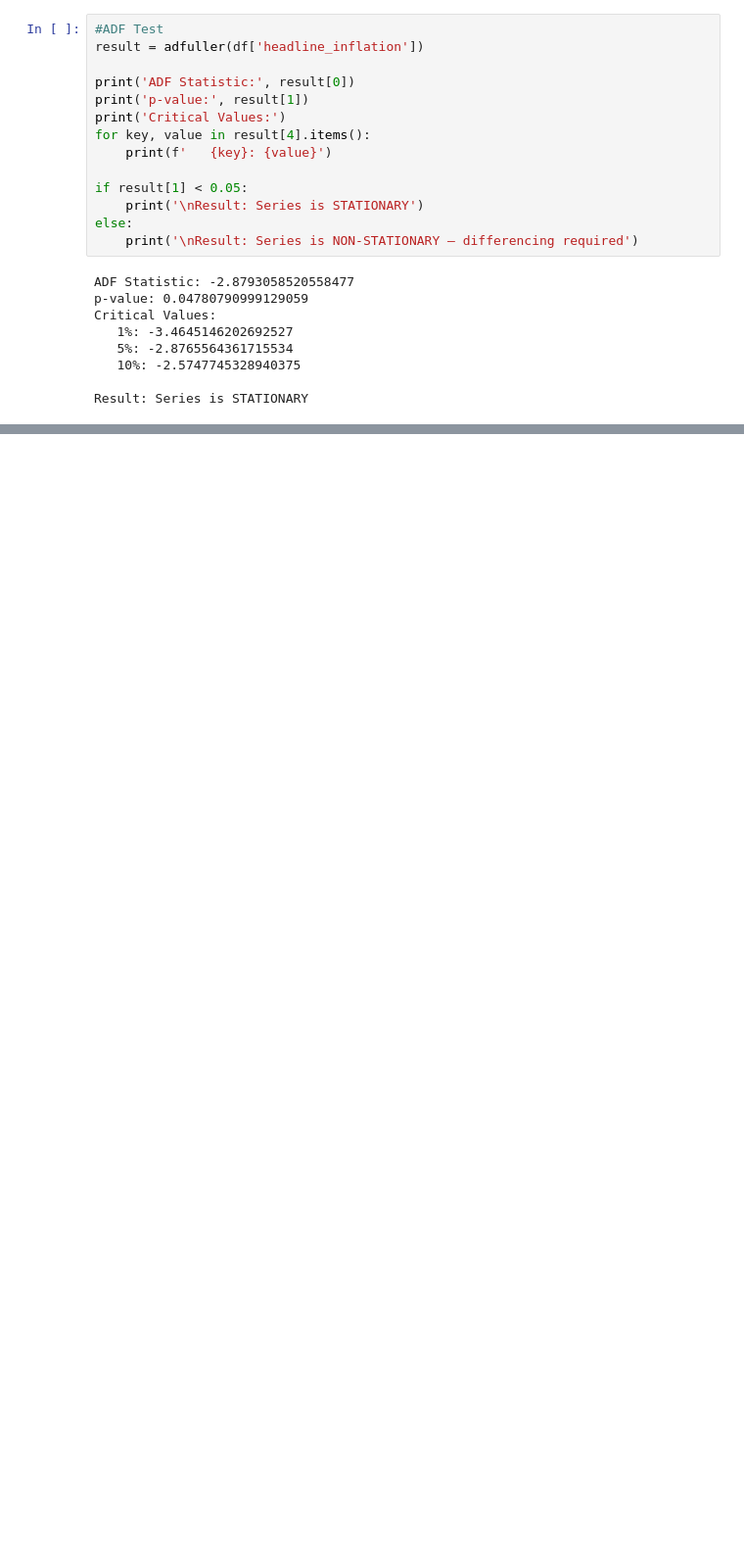
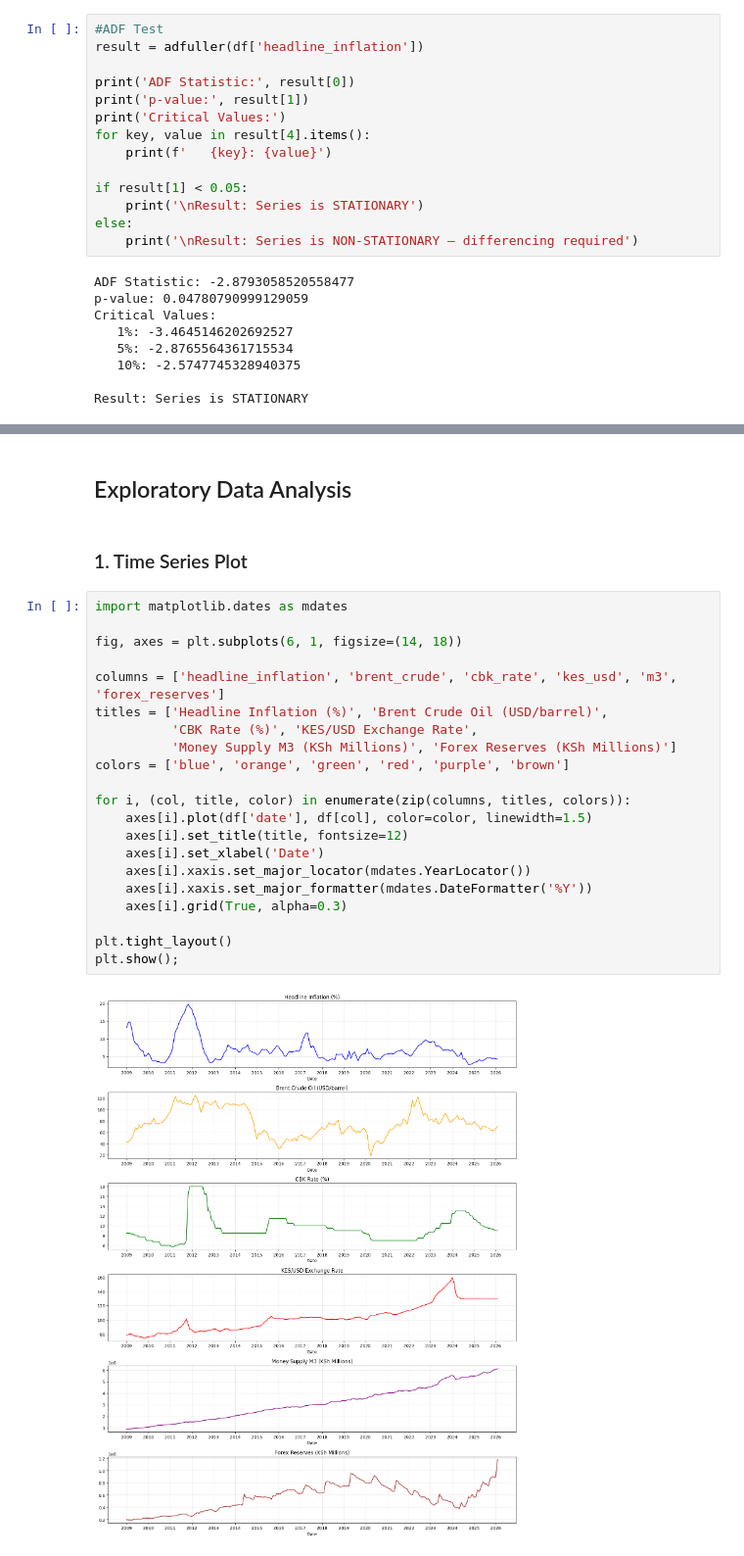
Before and after one commit to byronmorara59-prog/Inflation-Forcast-Capstone-Project, a Jupyter notebook: main.ipynb, the cells around one changed output, grey strips where cells are left out. Shown at 98% size. Saved outputs shown, nothing was run; the diff lists cells and outputs as text; blank space fills up the shorter version.

```diff
--- a/main.ipynb
+++ b/main.ipynb
@@ -633,0 +630,27 @@ Result: Differenced series is STATIONARY
+# %% [markdown]
+## Exploratory Data Analysis
+# %% [markdown]
+### 1. Time Series Plot
+# %%
+import matplotlib.dates as mdates
+
+fig, axes = plt.subplots(6, 1, figsize=(14, 18))
+
+columns = ['headline_inflation', 'brent_crude', 'cbk_rate', 'kes_usd', 'm3', 'forex_reserves']
+titles = ['Headline Inflation (%)', 'Brent Crude Oil (USD/barrel)',
+          'CBK Rate (%)', 'KES/USD Exchange Rate',
+          'Money Supply M3 (KSh Millions)', 'Forex Reserves (KSh Millions)']
+colors = ['blue', 'orange', 'green', 'red', 'purple', 'brown']
+
+for i, (col, title, color) in enumerate(zip(columns, titles, colors)):
+    axes[i].plot(df['date'], df[col], color=color, linewidth=1.5)
+    axes[i].set_title(title, fontsize=12)
+    axes[i].set_xlabel('Date')
+    axes[i].xaxis.set_major_locator(mdates.YearLocator())
+    axes[i].xaxis.set_major_formatter(mdates.DateFormatter('%Y'))
+    axes[i].grid(True, alpha=0.3)
+
+plt.tight_layout()
+plt.show();
+# %% [output]
+[figure, added]
```
Also changed, not shown: parts of 68 cells of this notebook, 7 other files.
